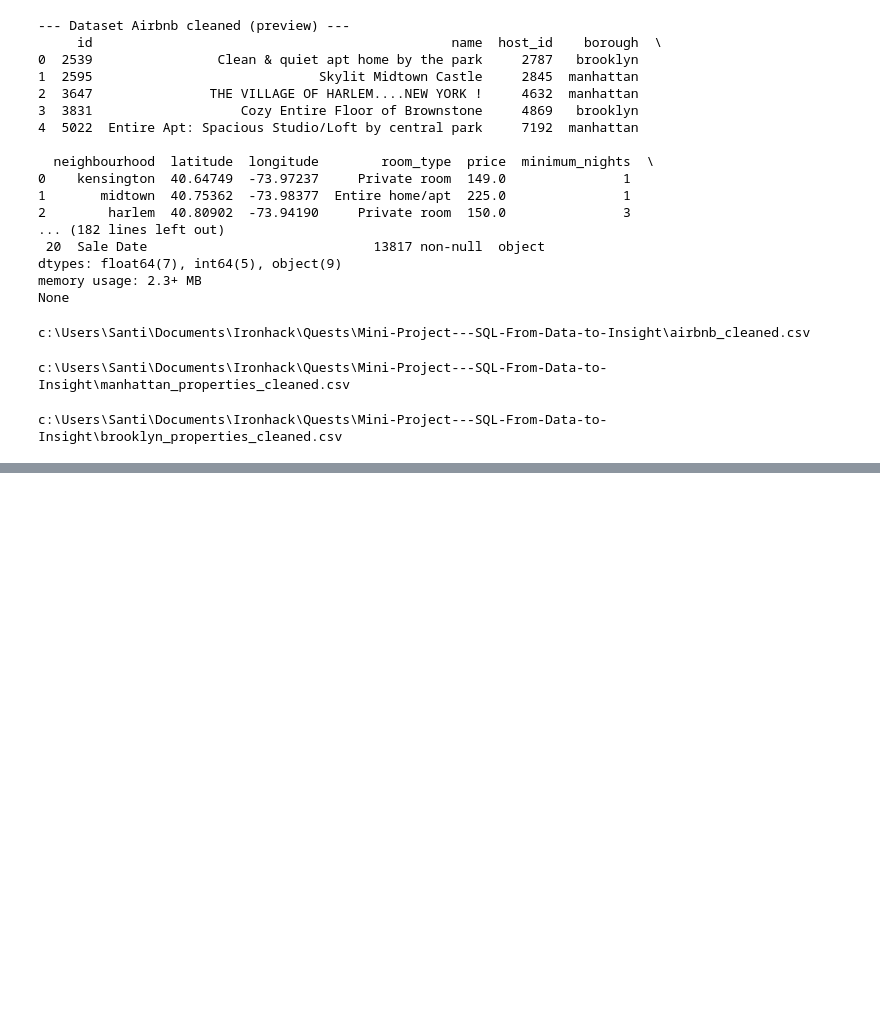
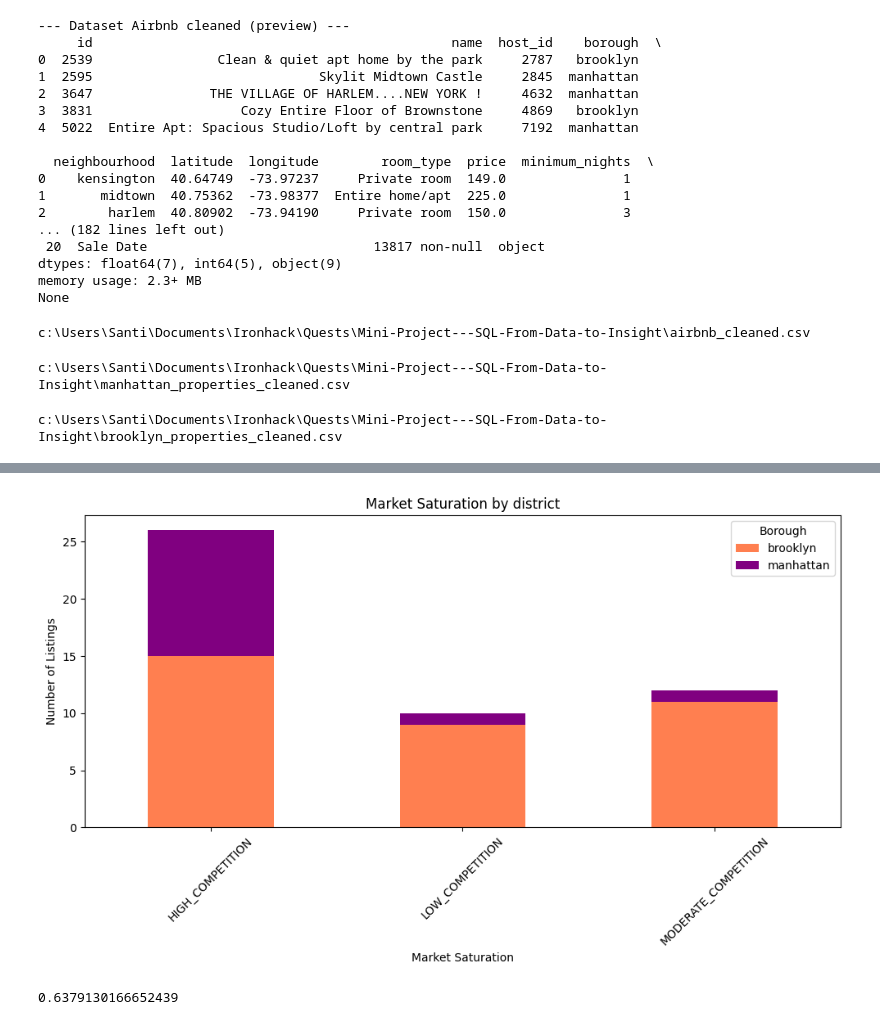
Before and after one commit to CelestineT/Mini-Project---SQL-From-Data-to-Insight, a Jupyter notebook: Mini_Project_SQL_From_Data_To_Inisght_.ipynb, the cells around one changed output, grey strips where cells are left out. Drawn from its saved outputs; the diff is of its cells as text; code cells hidden in the pictures; blank space fills up the shorter version.

```diff
--- a/Mini_Project_SQL_From_Data_To_Inisght_.ipynb
+++ b/Mini_Project_SQL_From_Data_To_Inisght_.ipynb
@@ -978,0 +981,23 @@ plt.show()
+# %%
+stack_data = full_roi.groupby(['market_saturation', 'borough_x']).size().unstack(fill_value=0)
+
+# Plot stacked bar
+stack_data.plot(
+    kind='bar',
+    stacked=True,
+    figsize=(10, 6),
+    color={
+        'manhattan': 'purple',
+        'brooklyn': 'coral',
+    }
+)
+
+plt.title("Market Saturation by district")
+plt.xlabel("Market Saturation")
+plt.ylabel("Number of Listings")
+plt.xticks(rotation=45)
+plt.legend(title='Borough')
+plt.tight_layout()
+plt.show()
+# %% [output]
+[figure, added]
@@ -978,0 +1006,9 @@ plt.show()
+# %%
+# Convert dataframe into series
+l1 = full_market['avg_property_price']
+l2 = full_market['avg_daily_price']
+
+# Apply the pearsonr()
+corr, _ = pearsonr(l1, l2)
+# %% [output]
+0.6379130166652439
```
Also changed, not shown: parts of 18 cells of this notebook, 13 other files.
